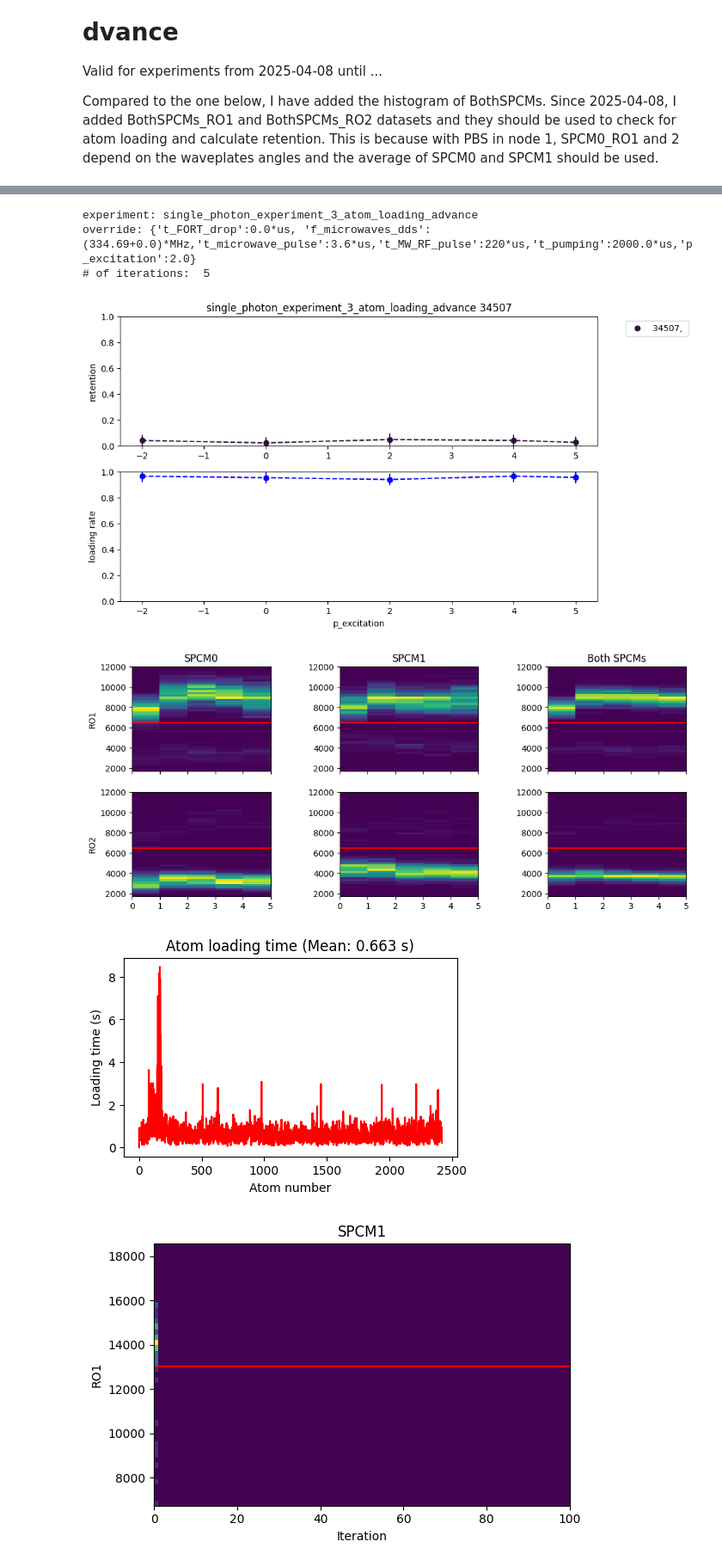
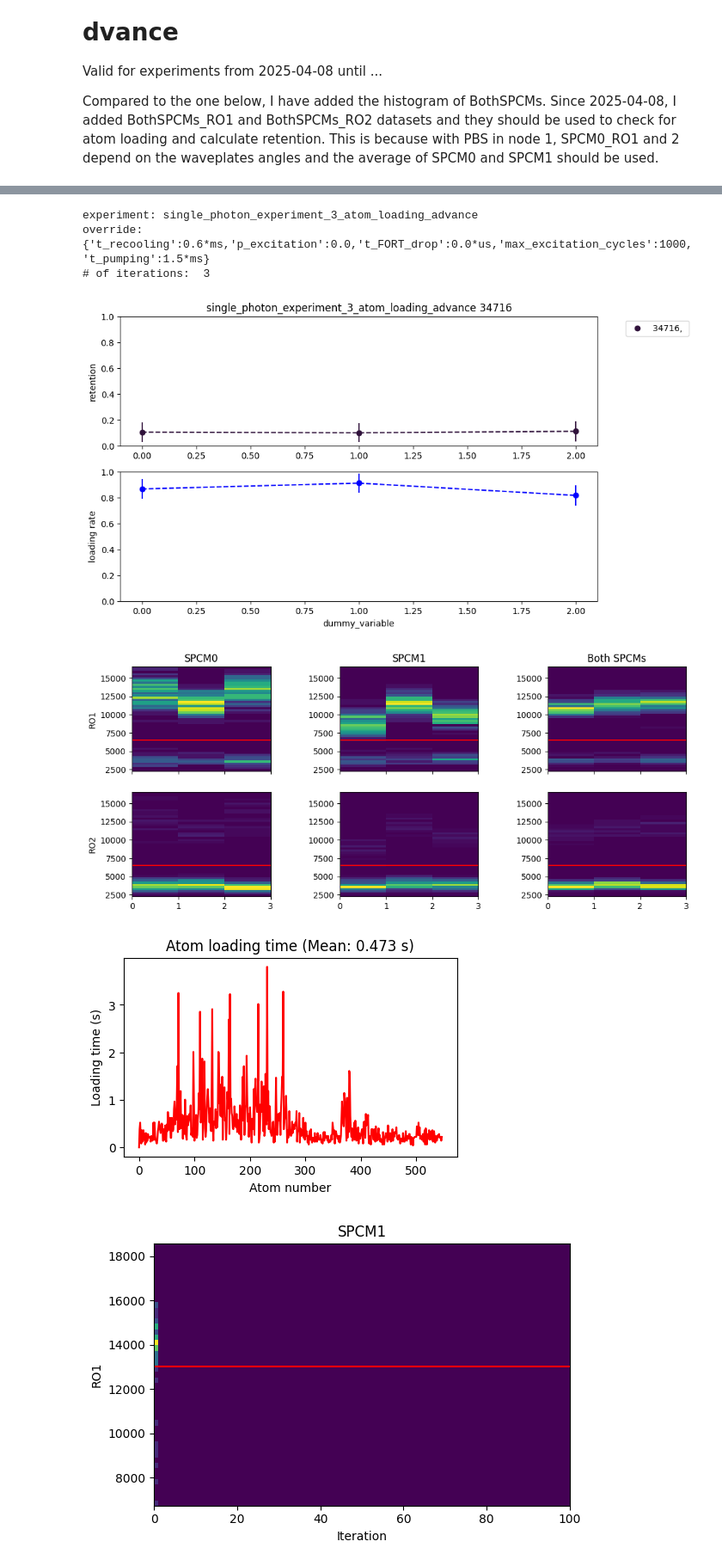
Before and after one commit to QuantumQuadrate/qn_artiq_routines, a Jupyter notebook: Analysis/Single photon analysis/singe_photon_analysis_2025.ipynb, the cells around one changed output, grey strips where cells are left out. Shown at 86% size. Saved outputs shown, nothing was run; the diff lists cells and outputs as text; code cells hidden in the pictures.

```diff
--- a/Analysis/Single photon analysis/singe_photon_analysis_2025.ipynb
+++ b/Analysis/Single photon analysis/singe_photon_analysis_2025.ipynb
@@ -4,7 +4,7 @@ Valid for experiments from 2025-04-08 until ...
 
 Compared to the one below, I have added the histogram of BothSPCMs. Since 2025-04-08, I added BothSPCMs_RO1 and BothSPCMs_RO2 datasets and they should be used to check for atom loading and calculate retention. This is because with PBS in node 1, SPCM0_RO1 and 2 depend on the waveplates angles and the average of SPCM0 and SPCM1 should be used.
 # %%
-date_filters = ["2026-03-18"]
+date_filters = ["2026-03-23"]
 
 from matplotlib import pyplot as plt
 import matplotlib as mpl
@@ -66,7 +74,7 @@ file 4 (C:\Networking Experiment\artiq codes\artiq-master\results\2026-03-16\23\
 # %%
 ### the file(s) to analyze:
 file_indices = {
-    3:'',
+    13:'',
 }
 
 compare = True # compare multiple files in the same retention and loading plots
@@ -307,38 +315,38 @@ if showhist:
     cax4 = ax4.imshow(np.array(SPCM0_RO2_hists[0]).transpose(), origin='lower', extent=[0, iterations, histMin, histMax])
     ax4.set_ylabel("RO2")
     ax4.axhline(cutoff2 / t_SPCM_first_shot, color='red')
     ax4.set_aspect('auto')
 
     ### Plot for SPCM1 RO2 in the 2nd row, 2nd column
     cax5 = ax5.imshow(np.array(SPCM1_RO2_hists[0]).transpose(), origin='lower', extent=[0, iterations, histMin, histMax])
     ax5.axhline(cutoff2 / t_SPCM_first_shot, color='red')
     ax5.set_aspect('auto')
 
     ### Plot for BothSPCMs RO2 in the 2nd row, 3rd column
     cax6 = ax6.imshow(np.array(BothSPCMs_RO2_hists[0]).transpose(), origin='lower', extent=[0, iterations, histMin, histMax])
     ax6.axhline(cutoff2 / t_SPCM_first_shot, color='red')
     ax6.set_aspect('auto')
 
     plt.subplots_adjust(hspace=0.2, wspace=0.5)
 plt.show()
 
 #######  Atom loading time plot
 ## We can slice the array to separate iterations later, if we want.
 mean_loading_time = np.mean(Atom_loading_time)
 plt.figure(figsize=(5, 3))
 plt.plot(Atom_loading_time, 'r-')
 
 plt.xlabel("Atom number")
 plt.ylabel("Loading time (s)")
 plt.title(f"Atom loading time (Mean: {mean_loading_time:.3f} s)")
 plt.show()
 # %% [output]
 experiment: single_photon_experiment_3_atom_loading_advance
-override: {'t_FORT_drop':0.0*us, 'f_microwaves_dds':(334.69+0.0)*MHz,'t_microwave_pulse':3.6*us,'t_MW_RF_pulse':220*us,'t_pumping':2000.0*us,'p_excitation':2.0}
-# of iterations:  5
+override: {'t_recooling':0.6*ms,'p_excitation':0.0,'t_FORT_drop':0.0*us,'max_excitation_cycles':1000,'t_pumping':1.5*ms}
+# of iterations:  3
-[figure, old version]
+[figure, new version]
-[figure, old version]
+[figure, new version]
-[figure, old version]
+[figure, new version]
 # %%
 """
 Slicing SPCM1_RO1 into more sections to see the readout fluctuation over time in more details.
```
Also changed, not shown: parts of 5 cells of this notebook, 5 other files.
